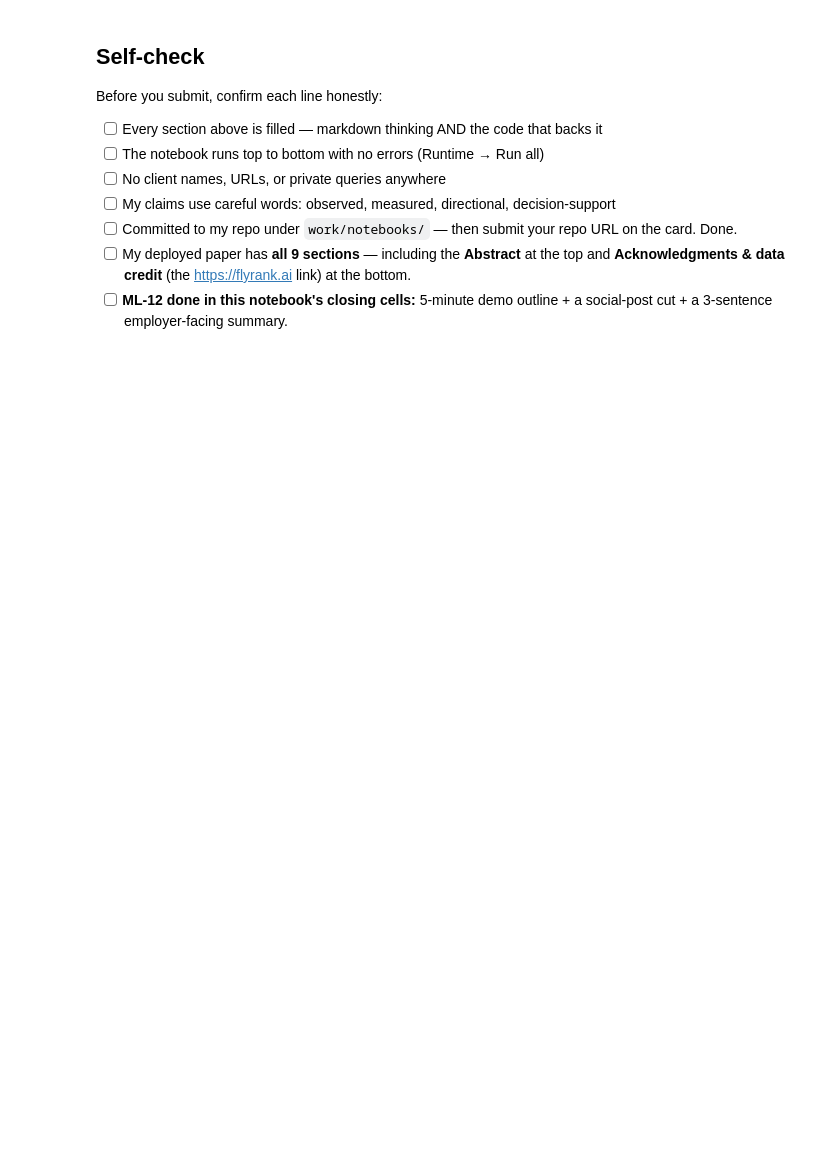
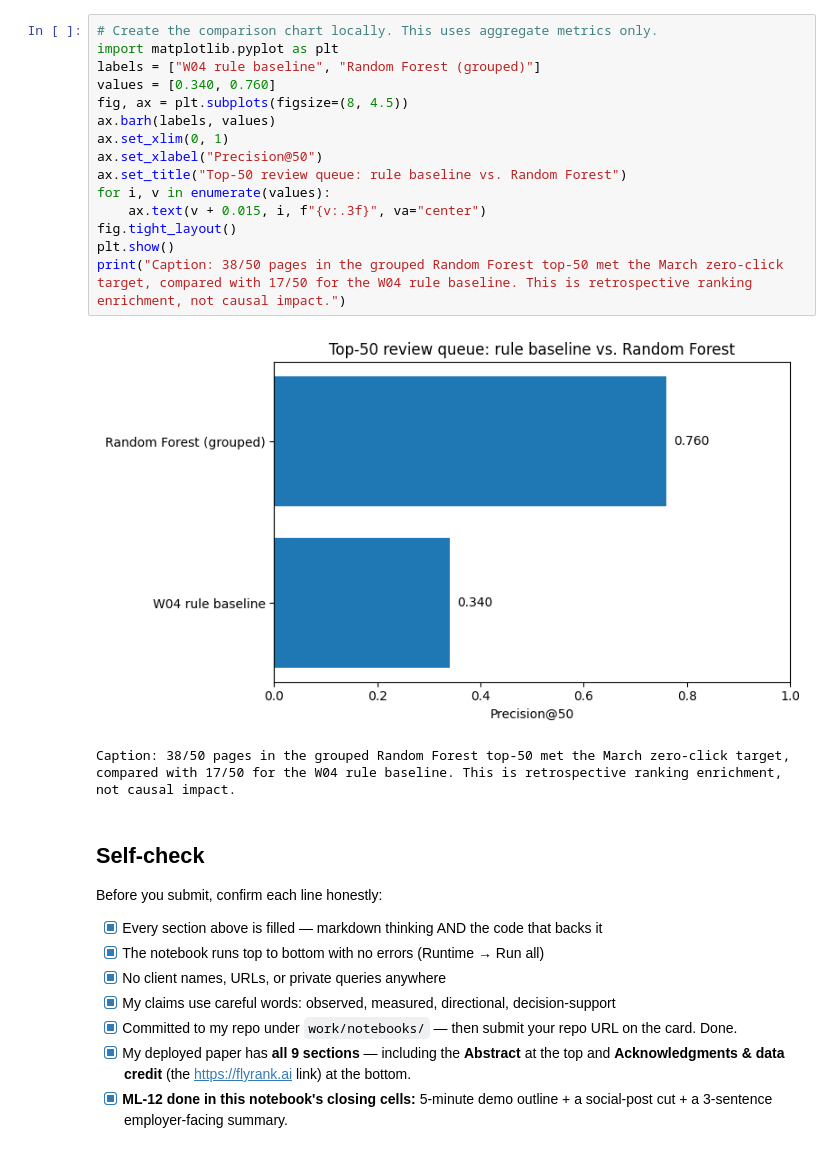
Before and after one commit to zgander/flyrank_ml, a Jupyter notebook: work/notebooks/capstone.ipynb, the cells around one changed output. Saved outputs shown, nothing was run; the diff lists cells and outputs as text; blank space fills up the shorter version.

```diff
--- a/work/notebooks/capstone.ipynb
+++ b/work/notebooks/capstone.ipynb
@@ -37,12 +156,30 @@ This skeleton is yours to fill. Work the sections **in order** — each one has
+# %%
+# Create the comparison chart locally. This uses aggregate metrics only.
+import matplotlib.pyplot as plt
+labels = ["W04 rule baseline", "Random Forest (grouped)"]
+values = [0.340, 0.760]
+fig, ax = plt.subplots(figsize=(8, 4.5))
+ax.barh(labels, values)
+ax.set_xlim(0, 1)
+ax.set_xlabel("Precision@50")
+ax.set_title("Top-50 review queue: rule baseline vs. Random Forest")
+for i, v in enumerate(values):
+    ax.text(v + 0.015, i, f"{v:.3f}", va="center")
+fig.tight_layout()
+plt.show()
+print("Caption: 38/50 pages in the grouped Random Forest top-50 met the March zero-click target, compared with 17/50 for the W04 rule baseline. This is retrospective ranking enrichment, not causal impact.")
+# %% [output]
+[figure, added]
+Caption: 38/50 pages in the grouped Random Forest top-50 met the March zero-click target, compared with 17/50 for the W04 rule baseline. This is retrospective ranking enrichment, not causal impact.
 # %% [markdown]
 ## Self-check
 
 Before you submit, confirm each line honestly:
 
-- [ ] Every section above is filled — markdown thinking AND the code that backs it
-- [ ] The notebook runs top to bottom with no errors (Runtime → Run all)
-- [ ] No client names, URLs, or private queries anywhere
-- [ ] My claims use careful words: observed, measured, directional, decision-support
-- [ ] Committed to my repo under `work/notebooks/` — then submit your repo URL on the card. Done.
-- [ ] My deployed paper has **all 9 sections** — including the **Abstract** at the top and **Acknowledgments & data credit** (the https://flyrank.ai link) at the bottom.
-- [ ] **ML-12 done in this notebook's closing cells:** 5-minute demo outline + a social-post cut + a 3-sentence employer-facing summary.
+- [x] Every section above is filled — markdown thinking AND the code that backs it
+- [x] The notebook runs top to bottom with no errors (Runtime → Run all)
+- [x] No client names, URLs, or private queries anywhere
+- [x] My claims use careful words: observed, measured, directional, decision-support
+- [x] Committed to my repo under `work/notebooks/` — then submit your repo URL on the card. Done.
+- [x] My deployed paper has **all 9 sections** — including the **Abstract** at the top and **Acknowledgments & data credit** (the https://flyrank.ai link) at the bottom.
+- [x] **ML-12 done in this notebook's closing cells:** 5-minute demo outline + a social-post cut + a 3-sentence employer-facing summary.
```
Also changed, not shown: parts of 21 cells of this notebook.
